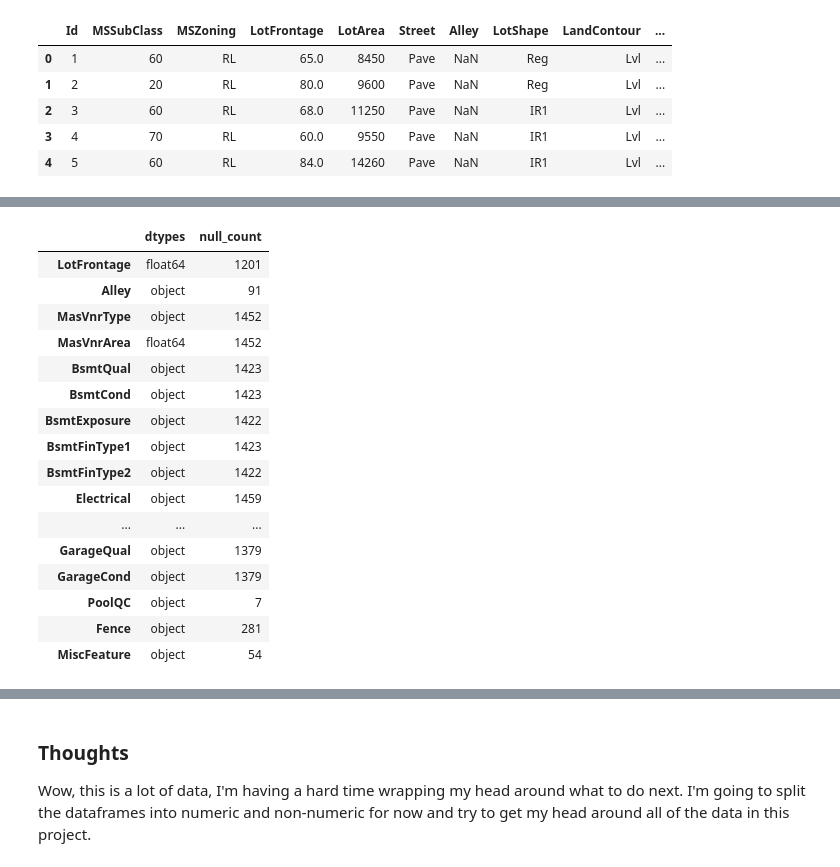
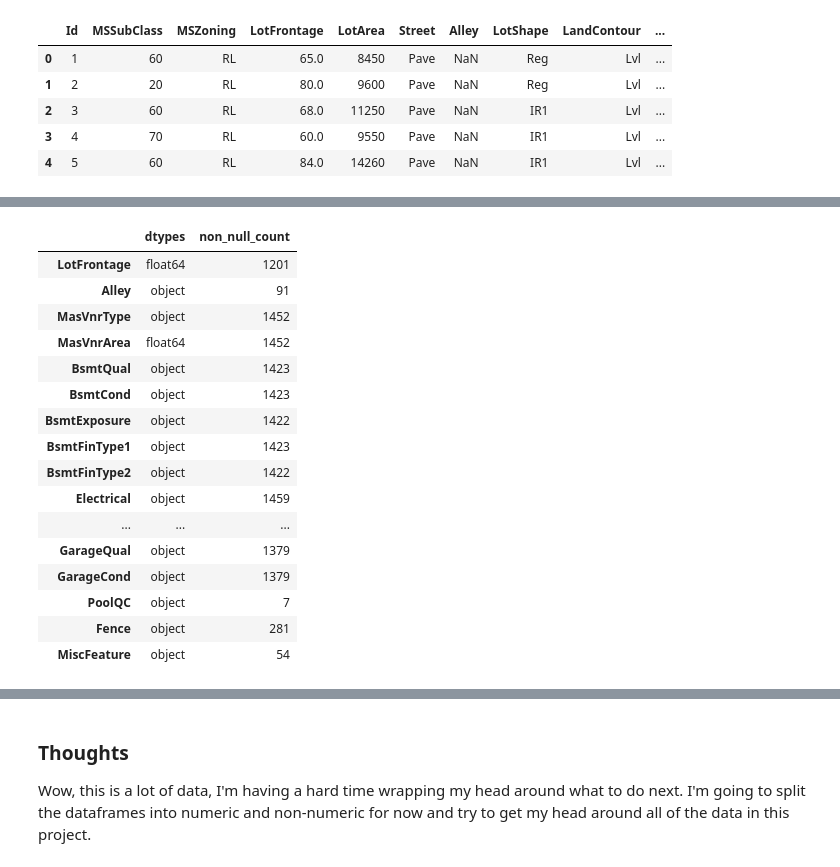
Before and after one commit to Codeman27Org/house_prices, a Jupyter notebook: house_prices.ipynb, the cells around one changed output, grey strips where cells are left out. Drawn from its saved outputs; the diff is of its cells as text; code cells hidden in the pictures.

Commit message:
still looking at nulls

```diff
--- a/house_prices.ipynb
+++ b/house_prices.ipynb
@@ -42,11 +42,11 @@ df.describe()
 | max | 1460.000000 | 190.000000 | 313.000000 | 215245.000000 | 10.000000 | 9.000000 | 2010.000000 | 2010.000000 | ... |
 # %%
 df_info = pd.DataFrame(df.dtypes, columns=['dtypes'])
-df_info['null_count'] = df.count()
-df_nulls = df_info[df_info['null_count'] < 1460]
+df_info['non_null_count'] = df.count()
+df_nulls = df_info[df_info['non_null_count'] < 1460]
 df_nulls
 # %% [output]
-|  | dtypes | null_count |
+|  | dtypes | non_null_count |
 | LotFrontage | float64 | 1201 |
 | Alley | object | 91 |
 | MasVnrType | object | 1452 |
```
Also changed, not shown: parts of 3 cells of this notebook.
